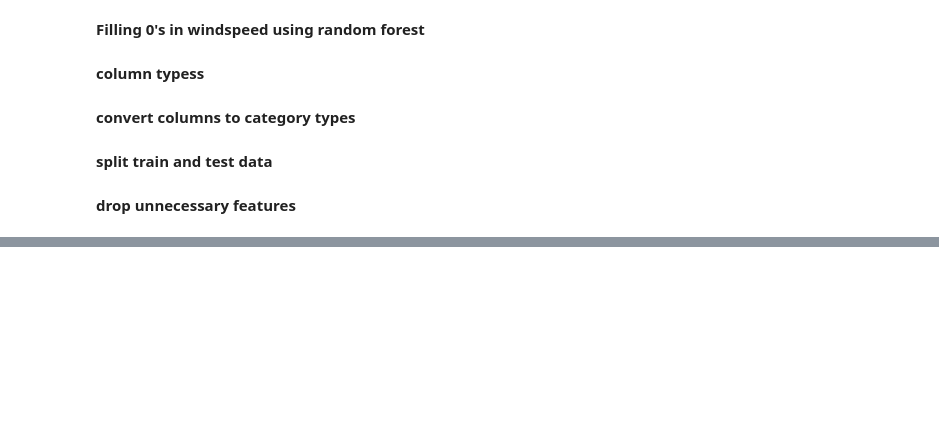
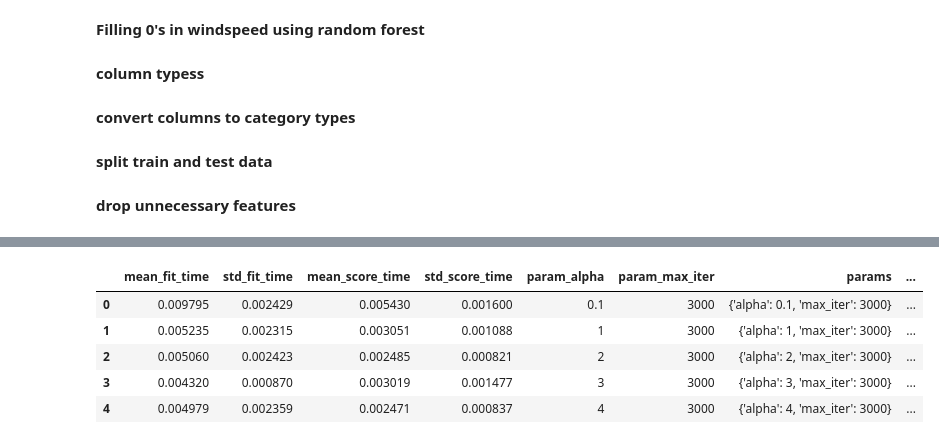
Before and after one commit to yuki172/bike-sharing-demand, a Jupyter notebook: main.ipynb, the cells around one changed output, grey strips where cells are left out. Cells and saved outputs as stored; diff of their text form; code cells hidden in the pictures; blank space fills up the shorter version.

```diff
--- a/main.ipynb
+++ b/main.ipynb
@@ -299,0 +372,9 @@ dataTest  = dataTest.drop(dropFeatures,axis=1)
+# %%
+df.head()
+# %% [output]
+|  | mean_fit_time | std_fit_time | mean_score_time | std_score_time | param_alpha | param_max_iter | params | ... |
+| 0 | 0.009795 | 0.002429 | 0.005430 | 0.001600 | 0.1 | 3000 | {'alpha': 0.1, 'max_iter': 3000} | ... |
+| 1 | 0.005235 | 0.002315 | 0.003051 | 0.001088 | 1 | 3000 | {'alpha': 1, 'max_iter': 3000} | ... |
+| 2 | 0.005060 | 0.002423 | 0.002485 | 0.000821 | 2 | 3000 | {'alpha': 2, 'max_iter': 3000} | ... |
+| 3 | 0.004320 | 0.000870 | 0.003019 | 0.001477 | 3 | 3000 | {'alpha': 3, 'max_iter': 3000} | ... |
+| 4 | 0.004979 | 0.002359 | 0.002471 | 0.000837 | 4 | 3000 | {'alpha': 4, 'max_iter': 3000} | ... |
```
Also changed, not shown: parts of 13 cells of this notebook.
